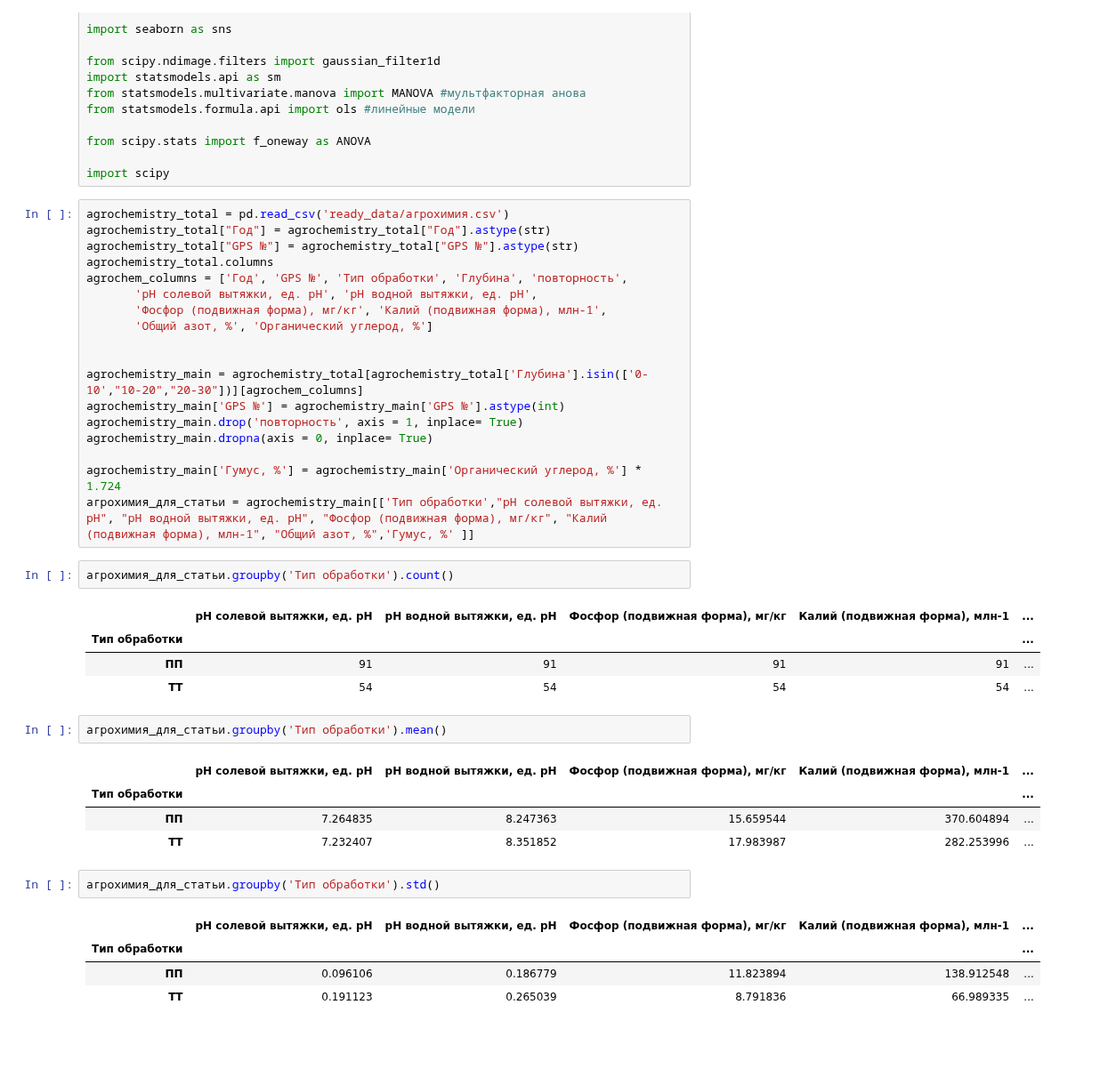
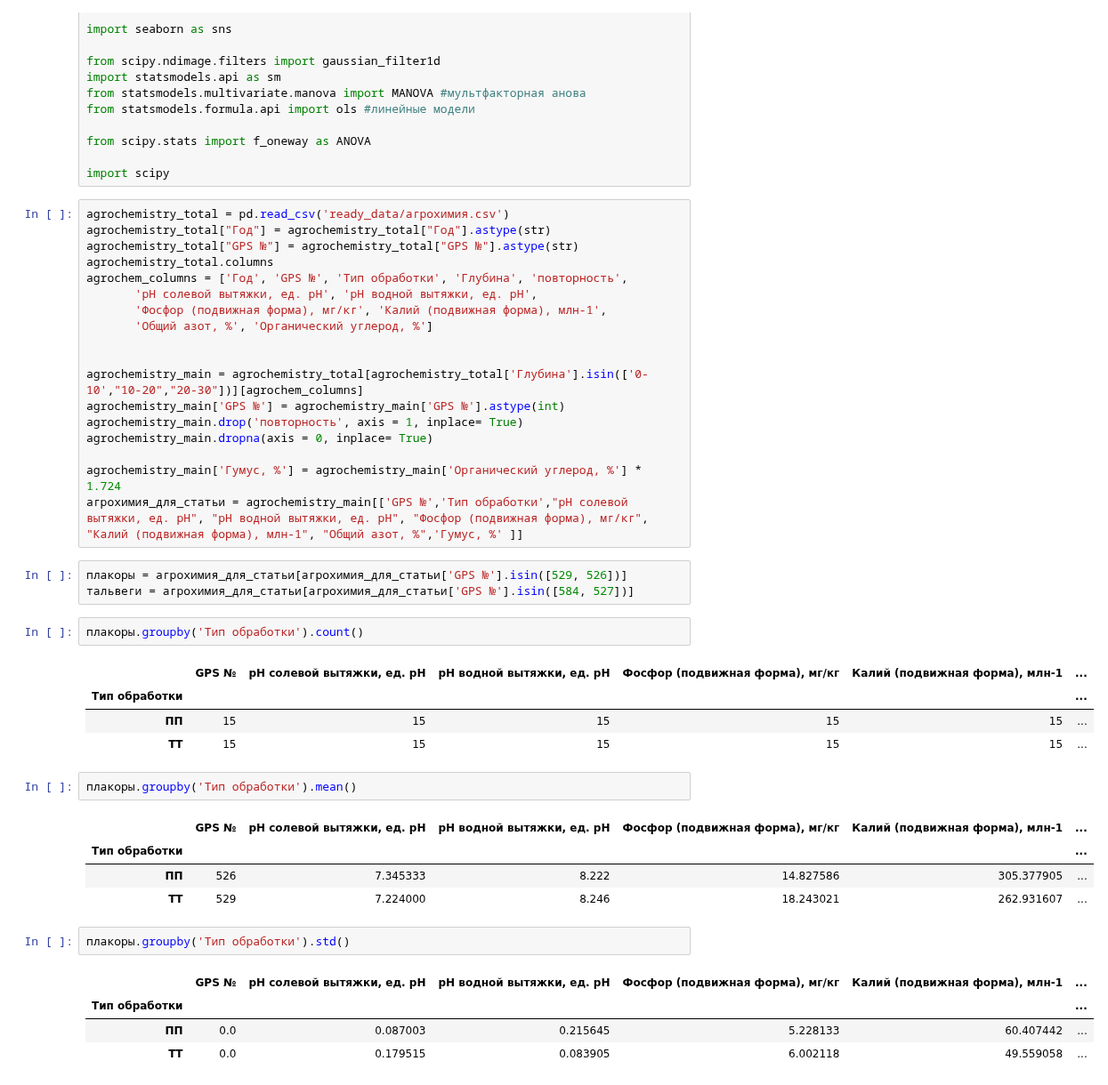
Before and after one commit to hukitoc94/total_archangelskiy, a Jupyter notebook: field_scale/field_data/полевые данные общая/для_статьи.ipynb, the cells around one changed output. Shown at 89% size. Drawn from its saved outputs; the diff is of its cells as text; blank space fills up the shorter version.

```diff
--- a/field_scale/field_data/полевые данные общая/для_статьи.ipynb
+++ b/field_scale/field_data/полевые данные общая/для_статьи.ipynb
@@ -37,26 +37,29 @@ agrochemistry_main.drop('повторность', axis = 1, inplace= True)
 agrochemistry_main.dropna(axis = 0, inplace= True)
 
 agrochemistry_main['Гумус, %'] = agrochemistry_main['Органический углерод, %'] * 1.724
-агрохимия_для_статьи = agrochemistry_main[['Тип обработки',"рН солевой вытяжки, ед. рН", "рН водной вытяжки, ед. рН", "Фосфор (подвижная форма), мг/кг", "Калий (подвижная форма), млн-1", "Общий азот, %",'Гумус, %' ]]
+агрохимия_для_статьи = agrochemistry_main[['GPS №','Тип обработки',"рН солевой вытяжки, ед. рН", "рН водной вытяжки, ед. рН", "Фосфор (подвижная форма), мг/кг", "Калий (подвижная форма), млн-1", "Общий азот, %",'Гумус, %' ]]
+# %%
+плакоры = агрохимия_для_статьи[агрохимия_для_статьи['GPS №'].isin([529, 526])]
+тальвеги = агрохимия_для_статьи[агрохимия_для_статьи['GPS №'].isin([584, 527])]
 # %%
-агрохимия_для_статьи.groupby('Тип обработки').count()
+плакоры.groupby('Тип обработки').count()
 # %% [output]
-|  | рН солевой вытяжки, ед. рН | рН водной вытяжки, ед. рН | Фосфор (подвижная форма), мг/кг | Калий (подвижная форма), млн-1 | ... |
-| Тип обработки |  |  |  |  | ... |
-| ПП | 91 | 91 | 91 | 91 | ... |
-| ТТ | 54 | 54 | 54 | 54 | ... |
+|  | GPS № | рН солевой вытяжки, ед. рН | рН водной вытяжки, ед. рН | Фосфор (подвижная форма), мг/кг | Калий (подвижная форма), млн-1 | ... |
+| Тип обработки |  |  |  |  |  | ... |
+| ПП | 15 | 15 | 15 | 15 | 15 | ... |
+| ТТ | 15 | 15 | 15 | 15 | 15 | ... |
 # %%
-агрохимия_для_статьи.groupby('Тип обработки').mean()
+плакоры.groupby('Тип обработки').mean()
 # %% [output]
-|  | рН солевой вытяжки, ед. рН | рН водной вытяжки, ед. рН | Фосфор (подвижная форма), мг/кг | Калий (подвижная форма), млн-1 | ... |
-| Тип обработки |  |  |  |  | ... |
-| ПП | 7.264835 | 8.247363 | 15.659544 | 370.604894 | ... |
-| ТТ | 7.232407 | 8.351852 | 17.983987 | 282.253996 | ... |
+|  | GPS № | рН солевой вытяжки, ед. рН | рН водной вытяжки, ед. рН | Фосфор (подвижная форма), мг/кг | Калий (подвижная форма), млн-1 | ... |
+| Тип обработки |  |  |  |  |  | ... |
+| ПП | 526 | 7.345333 | 8.222 | 14.827586 | 305.377905 | ... |
+| ТТ | 529 | 7.224000 | 8.246 | 18.243021 | 262.931607 | ... |
 # %%
-агрохимия_для_статьи.groupby('Тип обработки').std()
+плакоры.groupby('Тип обработки').std()
 # %% [output]
-|  | рН солевой вытяжки, ед. рН | рН водной вытяжки, ед. рН | Фосфор (подвижная форма), мг/кг | Калий (подвижная форма), млн-1 | ... |
-| Тип обработки |  |  |  |  | ... |
-| ПП | 0.096106 | 0.186779 | 11.823894 | 138.912548 | ... |
-| ТТ | 0.191123 | 0.265039 | 8.791836 | 66.989335 | ... |
+|  | GPS № | рН солевой вытяжки, ед. рН | рН водной вытяжки, ед. рН | Фосфор (подвижная форма), мг/кг | Калий (подвижная форма), млн-1 | ... |
+| Тип обработки |  |  |  |  |  | ... |
+| ПП | 0.0 | 0.087003 | 0.215645 | 5.228133 | 60.407442 | ... |
+| ТТ | 0.0 | 0.179515 | 0.083905 | 6.002118 | 49.559058 | ... |
 # %%
```
Also changed, not shown: parts of 13 cells of this notebook.
